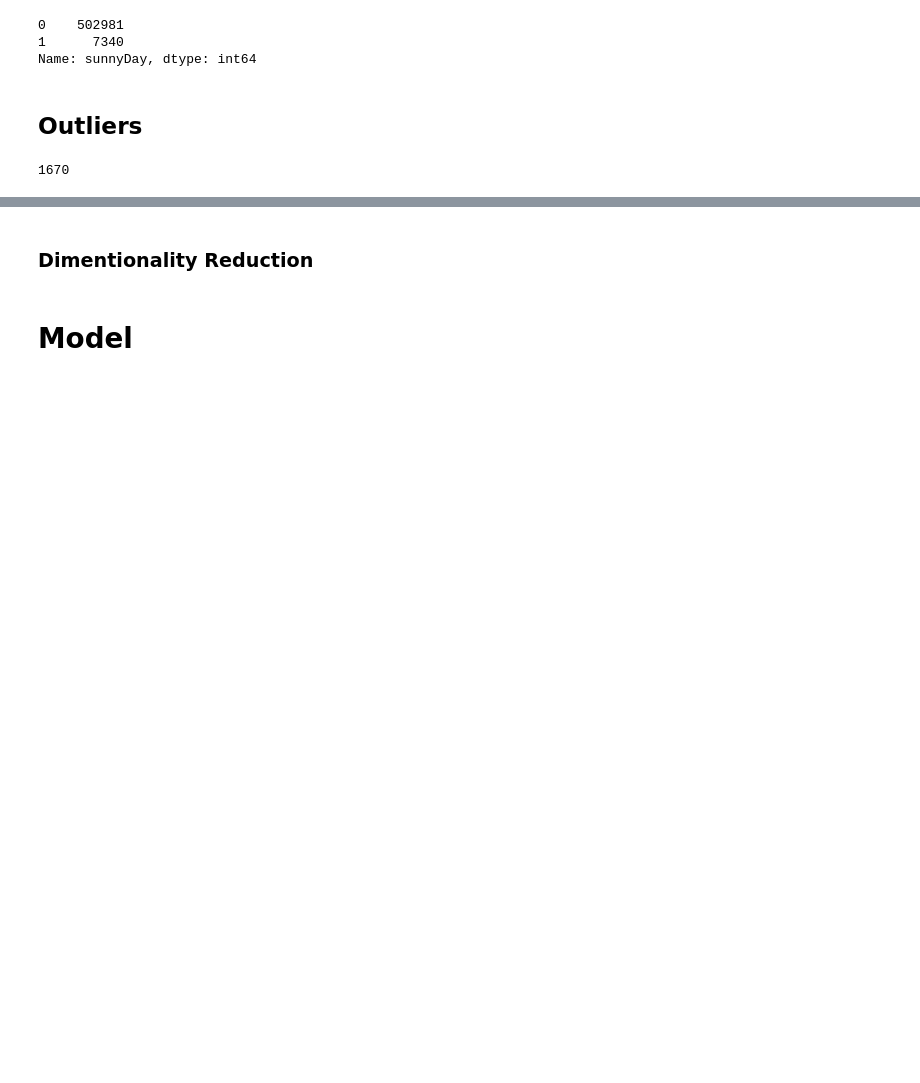
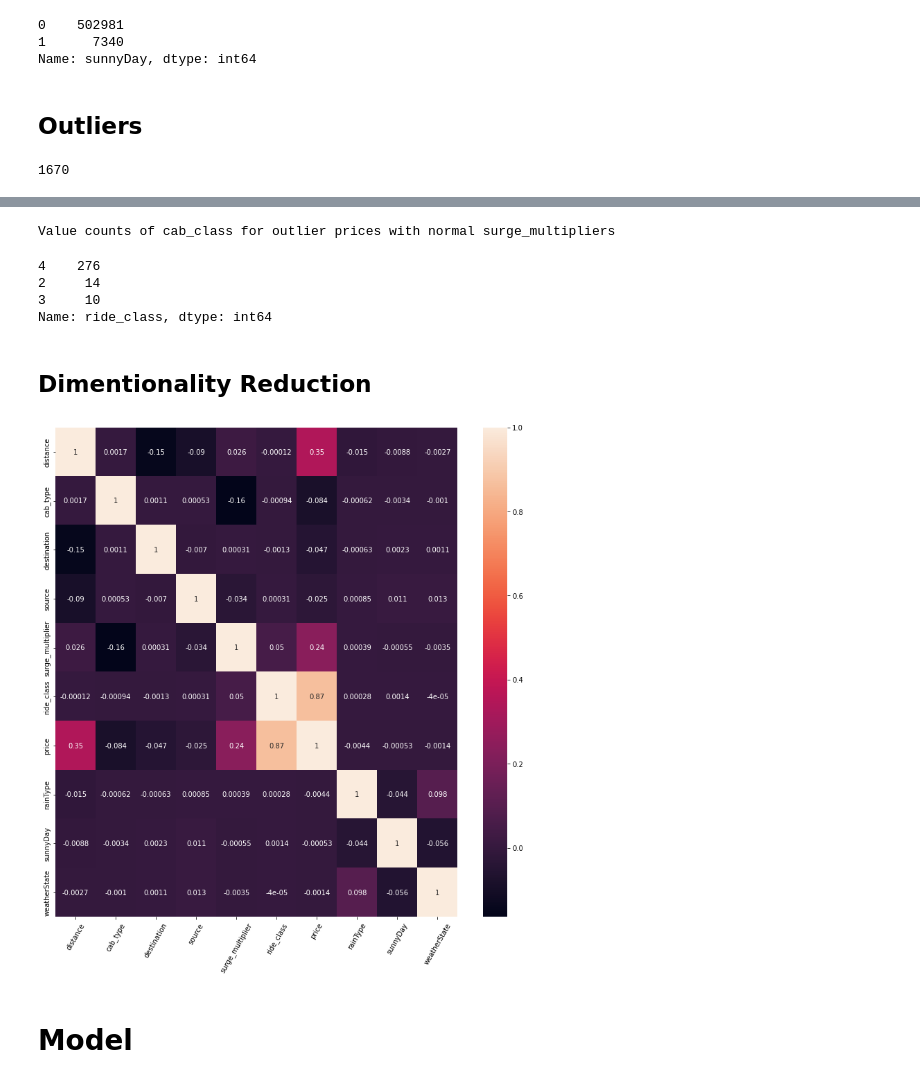
Before and after one commit to aymanmostafa11/Taxi-Ride-Fare-Prediction, a Jupyter notebook: ML Project.ipynb, the cells around one changed output, grey strips where cells are left out. Cells and saved outputs as stored; diff of their text form; code cells hidden in the pictures; blank space fills up the shorter version.

```diff
--- a/ML Project.ipynb
+++ b/ML Project.ipynb
@@ -432,11 +470,28 @@ print(len(priceOutliers))
+# %%
+print("Value counts of cab_class for outlier prices with normal surge_multipliers\n")
+priceOutliers[priceOutliers['surge_multiplier'] == 1.0]['ride_class'].value_counts()
+# %% [output]
+Value counts of cab_class for outlier prices with normal surge_multipliers
+4    276
+2     14
+3     10
+Name: ride_class, dtype: int64
 # %% [markdown]
-### Dimentionality Reduction
+## Dimentionality Reduction
 # %%
 subsetOfData = mergedData[['temp','clouds','rain','wind','pressure','humidity']]
 mergedData.drop(['temp','clouds','rain','wind','pressure','humidity'],axis=1,inplace=True)
 # %%
 lowerDimentionWeatherData =preProcessing.reduceDimentionsOf(subsetOfData)
 mergedData['weatherState'] = lowerDimentionWeatherData
+# %%
+plt.figure(figsize = (13, 13))
+plt.xticks(rotation = 60)
+plt.yticks(rotation = 60)
+sns.heatmap(mergedData.corr(), annot = True)
+plt.show()
+# %% [output]
+[figure, added]
 # %% [markdown]
 # Model
 # %%
```
Also changed, not shown: parts of 20 cells of this notebook.
